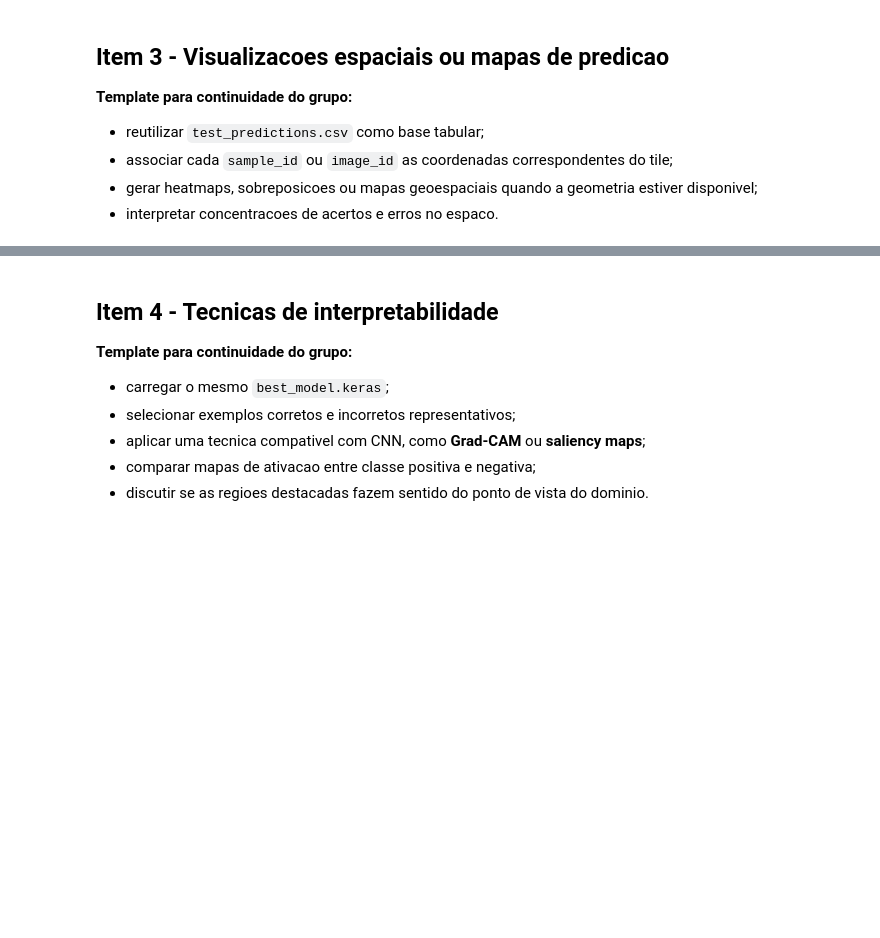
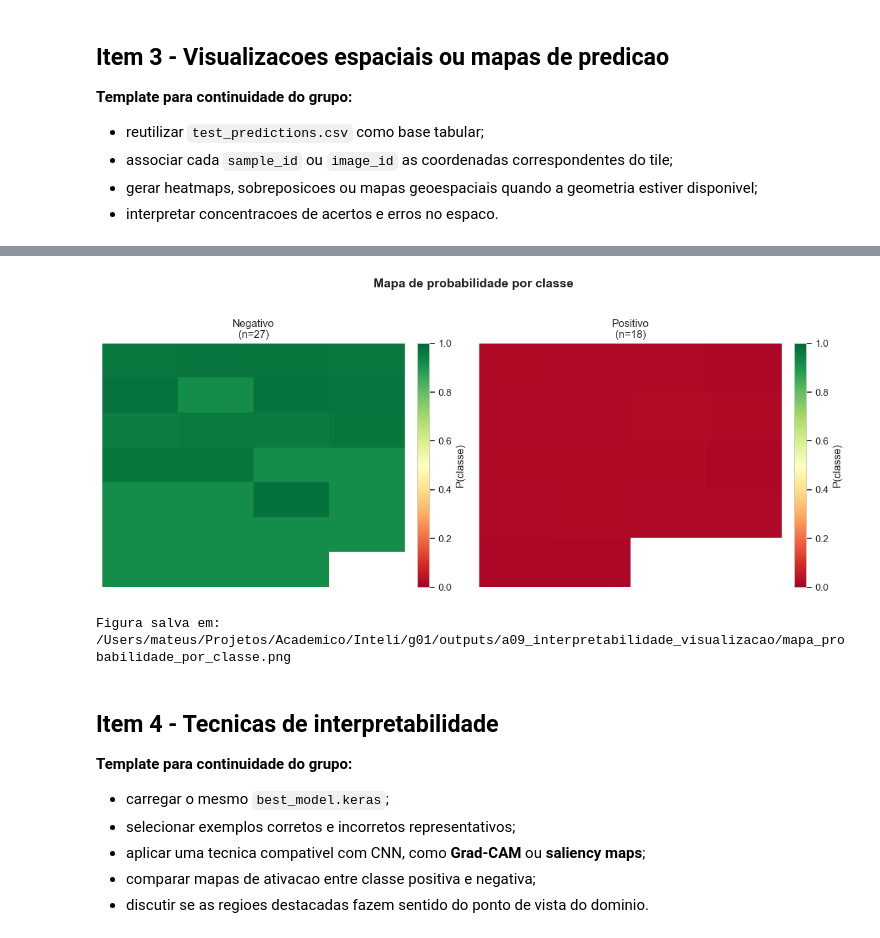
Before and after one commit to pedroauler12/SpectraAI, a Jupyter notebook: artefatos/a09_interpretabilidade_visualizacao/a09_interpretabilidade_visualizacao.ipynb, the cells around one changed output, grey strips where cells are left out. Saved outputs shown, nothing was run; the diff lists cells and outputs as text; code cells hidden in the pictures; blank space fills up the shorter version.

```diff
--- a/artefatos/a09_interpretabilidade_visualizacao/a09_interpretabilidade_visualizacao.ipynb
+++ b/artefatos/a09_interpretabilidade_visualizacao/a09_interpretabilidade_visualizacao.ipynb
@@ -574,3 +1127,70 @@ No contexto de apoio a decisao em prospeccao, a implicacao pratica do trade-off
+# %%
+def plot_probability_map(
+    probabilities: np.ndarray,
+    true_labels: np.ndarray,
+    class_names: list,
+    n_cols: int = 4,
+    title: str = "Mapa de probabilidade por classe",
+) -> plt.Figure:
+    """
+    Gera um mapa visual de probabilidades organizando tiles em grid.
+
+    Parameters
+    ----------
+    probabilities : np.ndarray
+        Probabilidades de predição, shape (N, n_classes).
+    true_labels : np.ndarray
+        Labels verdadeiros, shape (N,).
+    class_names : list
+        Nomes das classes.
+    n_cols : int
+        Número de colunas no grid.
+    title : str
+        Título do gráfico.
+
+    Returns
+    -------
+    plt.Figure
+    """
+    n_classes = len(class_names)
+    fig, axes = plt.subplots(1, n_classes, figsize=(6 * n_classes, 5))
+    if n_classes == 1:
+        axes = [axes]
+
+    for cls_idx, ax in enumerate(axes):
+        cls_mask = true_labels == cls_idx
+        cls_probs = probabilities[cls_mask]
+
+        if len(cls_probs) == 0:
+            ax.set_title(f"{class_names[cls_idx]}\n(sem amostras)")
+            ax.axis("off")
+            continue
+
+        # Organizar em grid
+        n_tiles = len(cls_probs)
+        n_rows_grid = int(np.ceil(n_tiles / n_cols))
+        prob_grid = np.full((n_rows_grid, n_cols), np.nan)
+        for i, prob in enumerate(cls_probs[:, cls_idx]):
+            r, c = divmod(i, n_cols)
+            prob_grid[r, c] = prob
+
+        im = ax.imshow(prob_grid, cmap="RdYlGn", vmin=0, vmax=1, aspect="auto")
+        ax.set_title(f"{class_names[cls_idx]}\n(n={n_tiles})")
+        ax.axis("off")
+        plt.colorbar(im, ax=ax, fraction=0.046, pad=0.04, label="P(classe)")
+
+    fig.suptitle(title, fontsize=14, fontweight="bold", y=1.02)
+    plt.tight_layout()
+    return fig
+
+
+fig = plot_probability_map(predictions, y_test, class_names)
+fig.savefig(OUTPUT_DIR / "mapa_probabilidade_por_classe.png", dpi=150, bbox_inches="tight")
+plt.show()
+print(f"Figura salva em: {OUTPUT_DIR / 'mapa_probabilidade_por_classe.png'}")
+# %% [output]
+[figure, added]
+Figura salva em: /Users/mateus/Projetos/Academico/Inteli/g01/outputs/a09_interpretabilidade_visualizacao/mapa_probabilidade_por_classe.png
 # %% [markdown]
 ## Item 4 - Tecnicas de interpretabilidade
 
```
Also changed, not shown: parts of 34 cells of this notebook, 12 other files.
